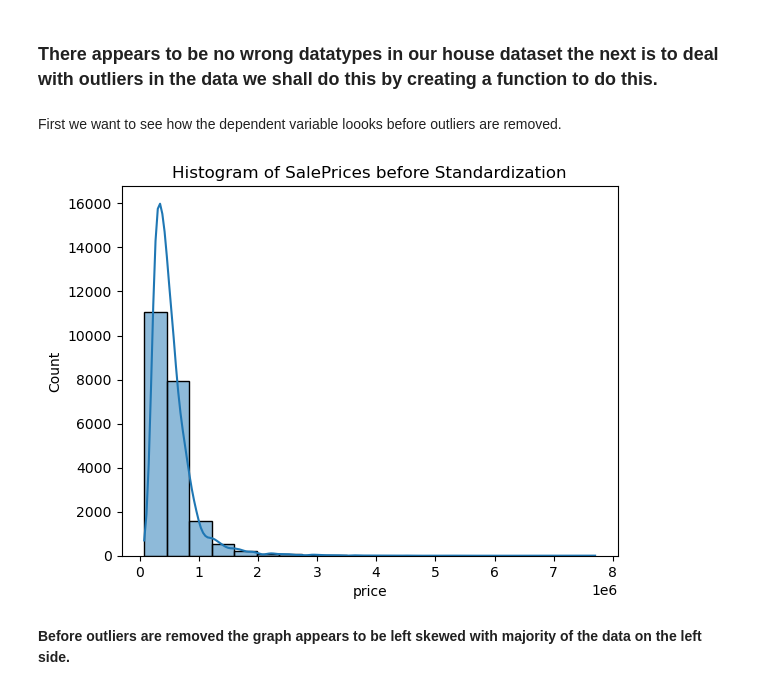
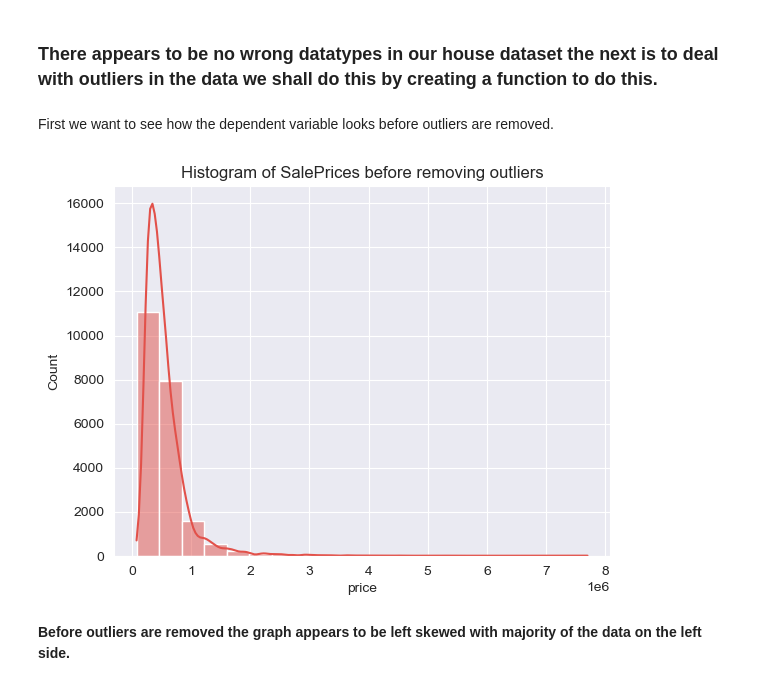
Before and after one commit to DennisWainaina/Megamax-Real-Estate-House-Project, a Jupyter notebook: index.ipynb, the cells around one changed output. Cells and saved outputs as stored; diff of their text form; code cells hidden in the pictures.

```diff
--- a/index.ipynb
+++ b/index.ipynb
@@ -373,13 +373,18 @@ wrong_data(house_data)
 # %% [markdown]
 ### There appears to be no wrong datatypes in our house dataset the next is to deal with outliers in the data we shall do this by creating a function to do this.
 # %% [markdown]
-First we want to see how the dependent variable loooks before outliers are removed.
+First we want to see how the dependent variable looks before outliers are removed.
 # %%
 # Histogram of price before removing outliers
+# setting a style for plots
+sns.set_palette("Spectral")
+sns.set_style("darkgrid")
+
+# Plotting
 sns.histplot(house_data['price'], kde=True, bins=20)
-plt.title('Histogram of SalePrices before Standardization');
+plt.title('Histogram of SalePrices before removing outliers');
 # %% [output]
-[figure, old version]
+[figure, new version]
 # %% [markdown]
 **Before outliers are removed the graph appears to be left skewed with majority of the data on the left side.**
 # %% [markdown]
```
Also changed, not shown: parts of 6 cells of this notebook.
